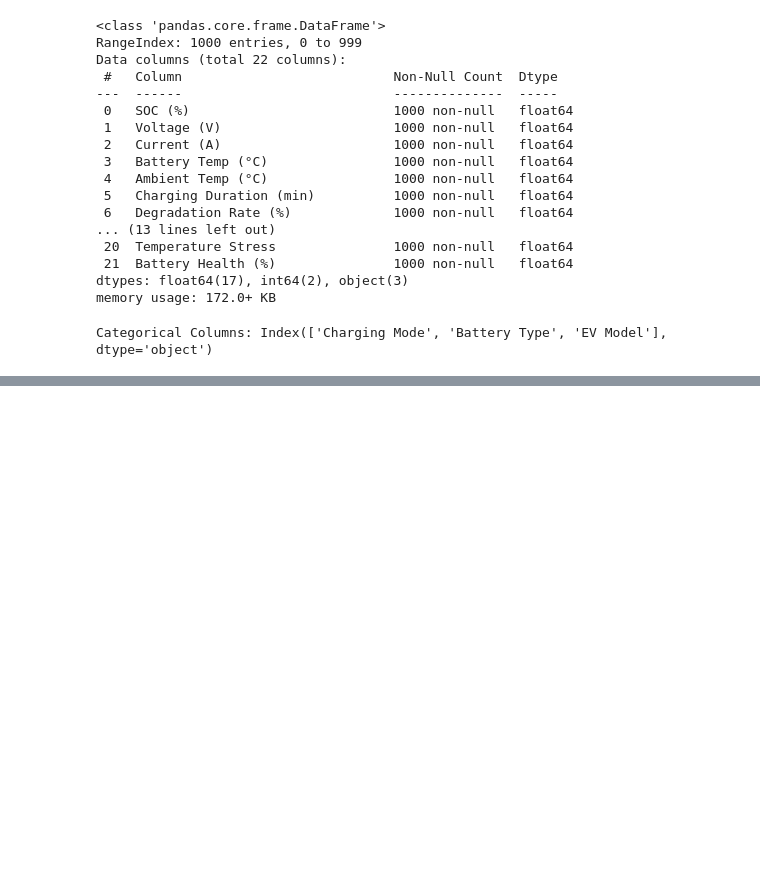
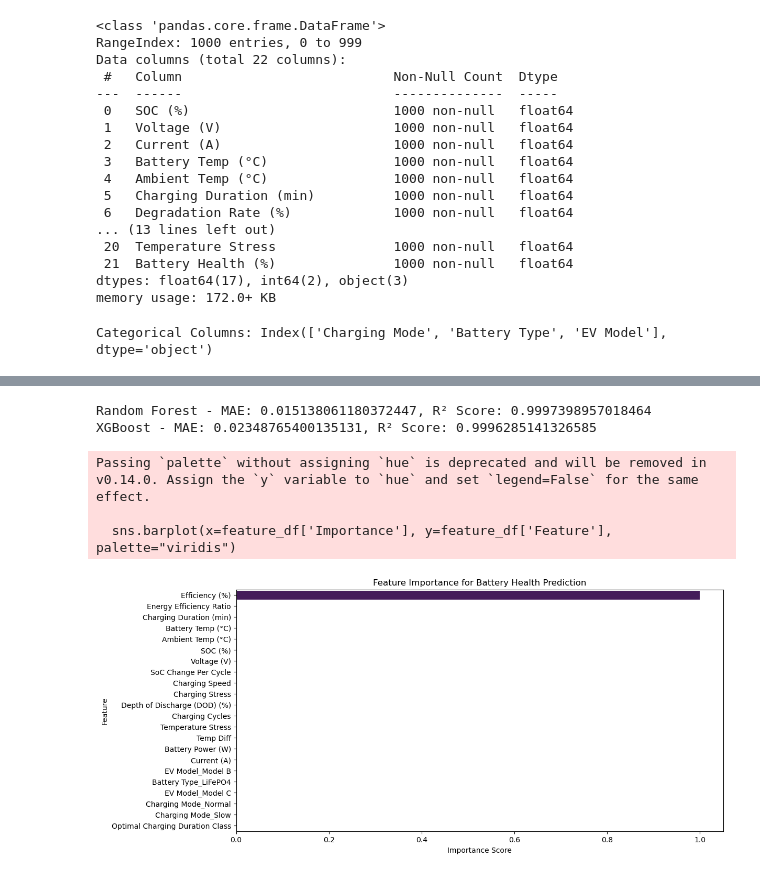
Before and after one commit to Karan9603/Final-Project--EV-Li-Battery-Health-Prediction-using-machine-Learning-and-Streamlit-Deployment-, a Jupyter notebook: basic.ipynb, the cells around one changed output, grey strips where cells are left out. Saved outputs shown, nothing was run; the diff lists cells and outputs as text; code cells hidden in the pictures; blank space fills up the shorter version.

```diff
--- a/basic.ipynb
+++ b/basic.ipynb
@@ -217,0 +240,18 @@ memory usage: 117.3 KB
+# %%
+## Step 3: Standardize Numerical Features
+
+# Why Standardization?
+
+# Ensures all features have the same scale for ML models like Linear Regression, XGBoost, etc.
+# Prevents features with larger values from dominating others.
+
+from sklearn.preprocessing import StandardScaler
+
+# Initialize scaler
+scaler = StandardScaler()
+
+# Fit on training data & transform
+X_train_scaled = scaler.fit_transform(X_train)
+
+# Transform test data using the same scaler
+X_test_scaled = scaler.transform(X_test)
@@ -217,0 +264,8 @@ memory usage: 117.3 KB
+# %%
+## Random Forest Regressor
+
+from sklearn.ensemble import RandomForestRegressor
+
+# Initialize and train the model
+rf_model = RandomForestRegressor(n_estimators=100, random_state=42)
+rf_model.fit(X_train_scaled, y_train)
@@ -217,0 +294,50 @@ memory usage: 117.3 KB
+# %%
+## Step 5: Evaluate Model Performance
+
+# Which Model is Better?
+
+# Lower MAE → More accurate predictions.
+# Higher R² Score → Better explanation of battery health variations.
+# We choose the best-performing model.
+
+from sklearn.metrics import mean_absolute_error, r2_score
+
+# Predictions
+y_pred_rf = rf_model.predict(X_test_scaled)
+y_pred_xgb = xgb_model.predict(X_test_scaled)
+
+# Calculate performance metrics
+mae_rf = mean_absolute_error(y_test, y_pred_rf)
+r2_rf = r2_score(y_test, y_pred_rf)
+
+mae_xgb = mean_absolute_error(y_test, y_pred_xgb)
+r2_xgb = r2_score(y_test, y_pred_xgb)
+
+# Print results
+print(f"Random Forest - MAE: {mae_rf}, R² Score: {r2_rf}")
+print(f"XGBoost - MAE: {mae_xgb}, R² Score: {r2_xgb}")
+# %% [output]
+Random Forest - MAE: 0.015138061180372447, R² Score: 0.9997398957018464
+XGBoost - MAE: 0.02348765400135131, R² Score: 0.9996285141326585
+# %%
+## Step 6: Feature Importance Analysis
+
+# Get feature importance from Random Forest model
+feature_importance = rf_model.feature_importances_
+
+# Convert to DataFrame
+feature_df = pd.DataFrame({'Feature': X.columns, 'Importance': feature_importance})
+feature_df = feature_df.sort_values(by='Importance', ascending=False)
+
+# Plot
+plt.figure(figsize=(12, 6))
+sns.barplot(x=feature_df['Importance'], y=feature_df['Feature'], palette="viridis")
+plt.title("Feature Importance for Battery Health Prediction")
+plt.xlabel("Importance Score")
+plt.ylabel("Feature")
+plt.show()
+# %% [output]
+Passing `palette` without assigning `hue` is deprecated and will be removed in v0.14.0. Assign the `y` variable to `hue` and set `legend=False` for the same effect.
+
+  sns.barplot(x=feature_df['Importance'], y=feature_df['Feature'], palette="viridis")
+[figure, added]
```
Also changed, not shown: parts of 12 cells of this notebook, 2 other files.
